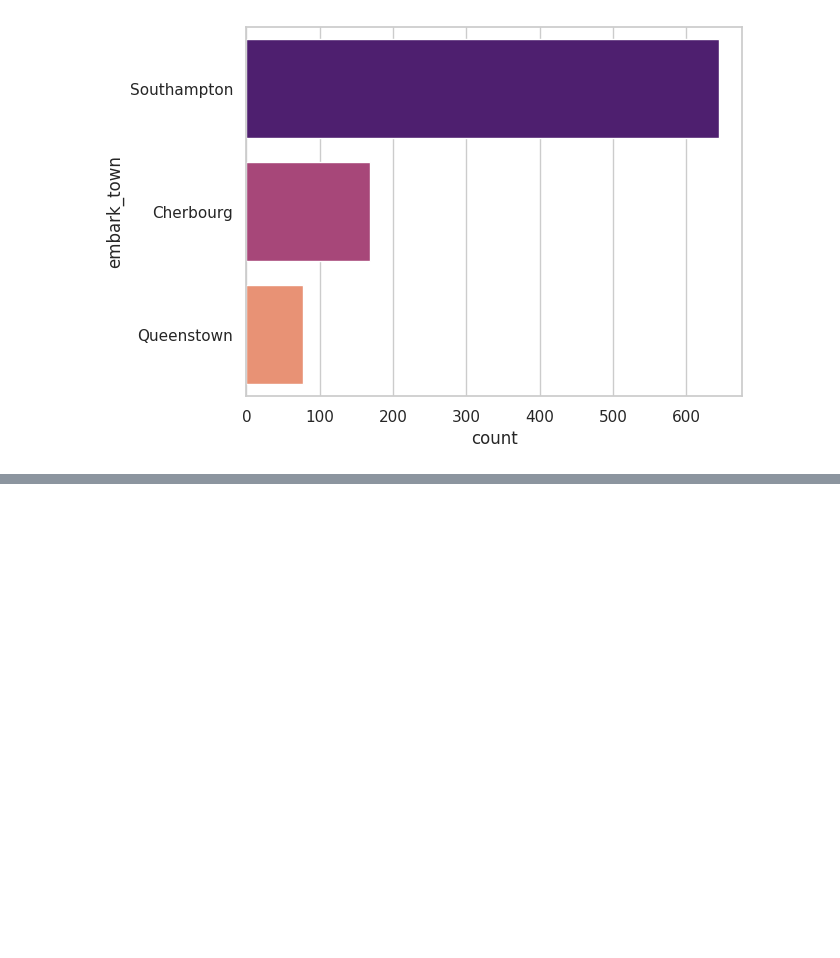
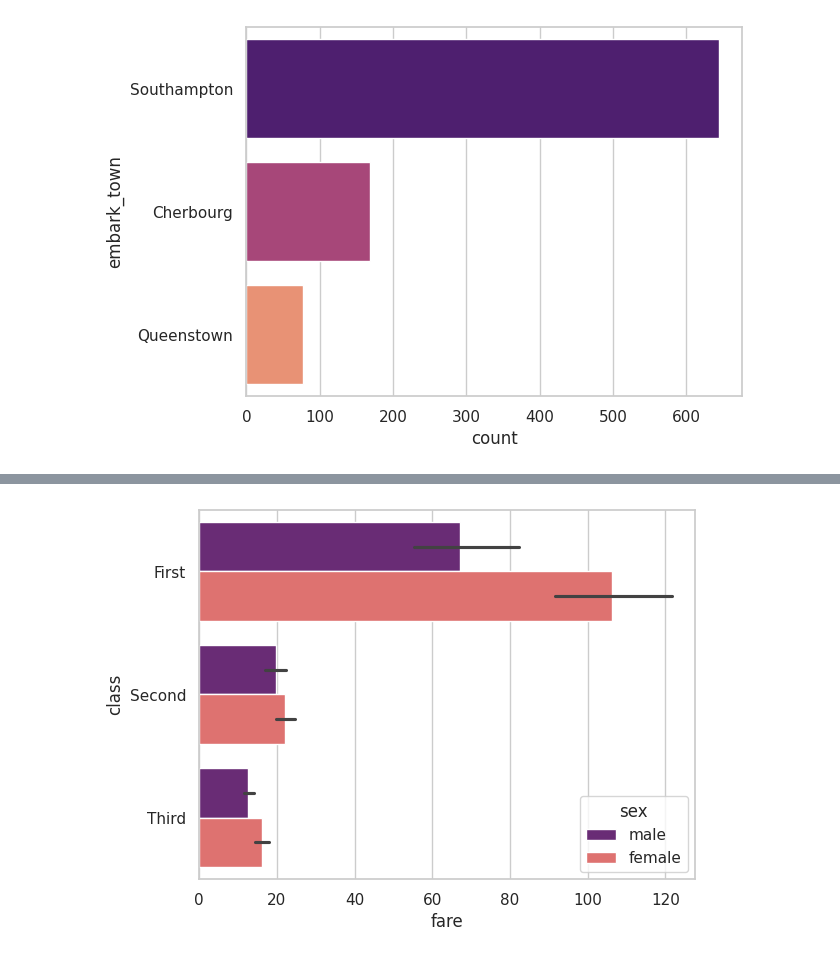
Before and after one commit to crissyro/base-of-DS, a Jupyter notebook: notebooks/basic_of_seaborn.ipynb, the cells around one changed output, grey strips where cells are left out. Drawn from its saved outputs; the diff is of its cells as text; code cells hidden in the pictures; blank space fills up the shorter version.

```diff
--- a/notebooks/basic_of_seaborn.ipynb
+++ b/notebooks/basic_of_seaborn.ipynb
@@ -60,0 +113,4 @@ sns.countplot(data=df, y='embark_town', palette='magma');
+# %%
+sns.barplot(data=df, y='class', x='fare', hue='sex', palette='magma');
+# %% [output]
+[figure, added]
```
Also changed, not shown: parts of 8 cells of this notebook.
